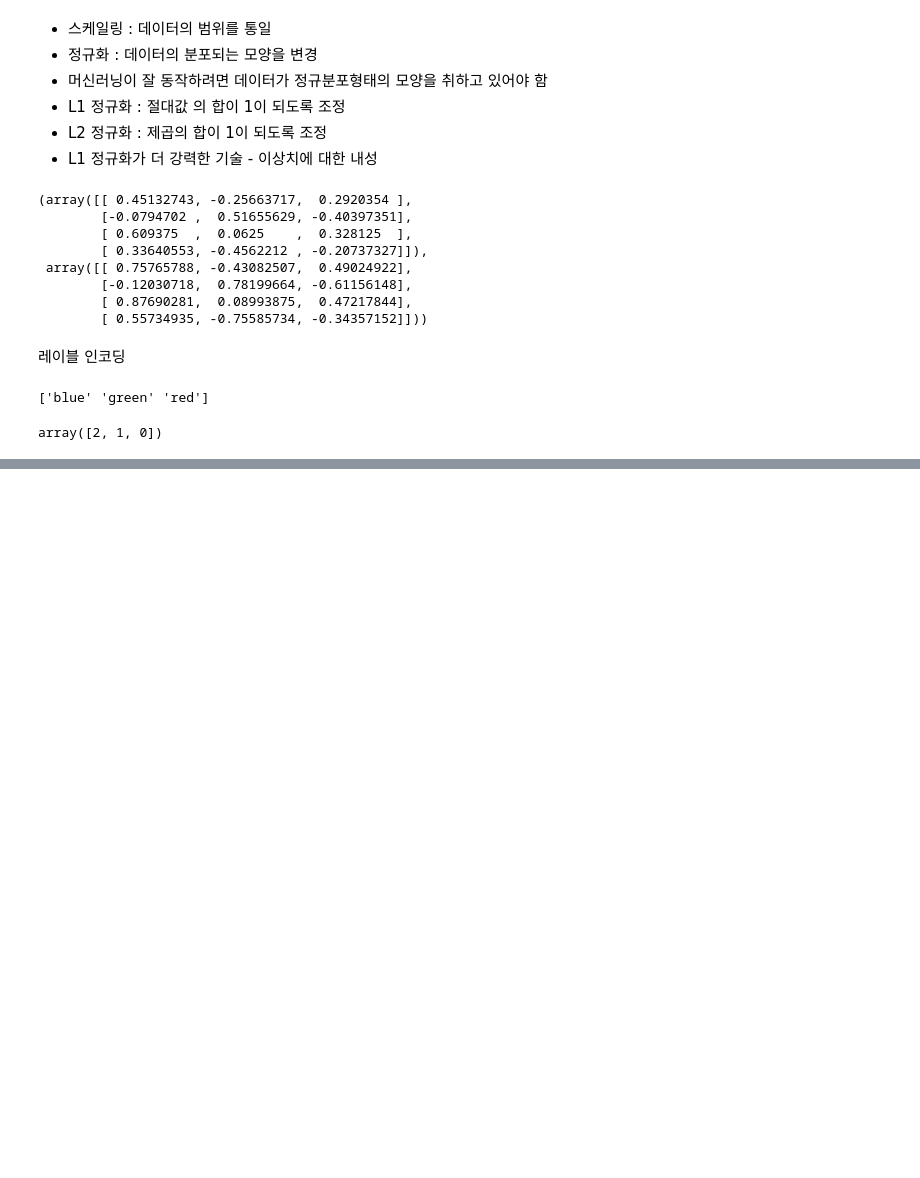
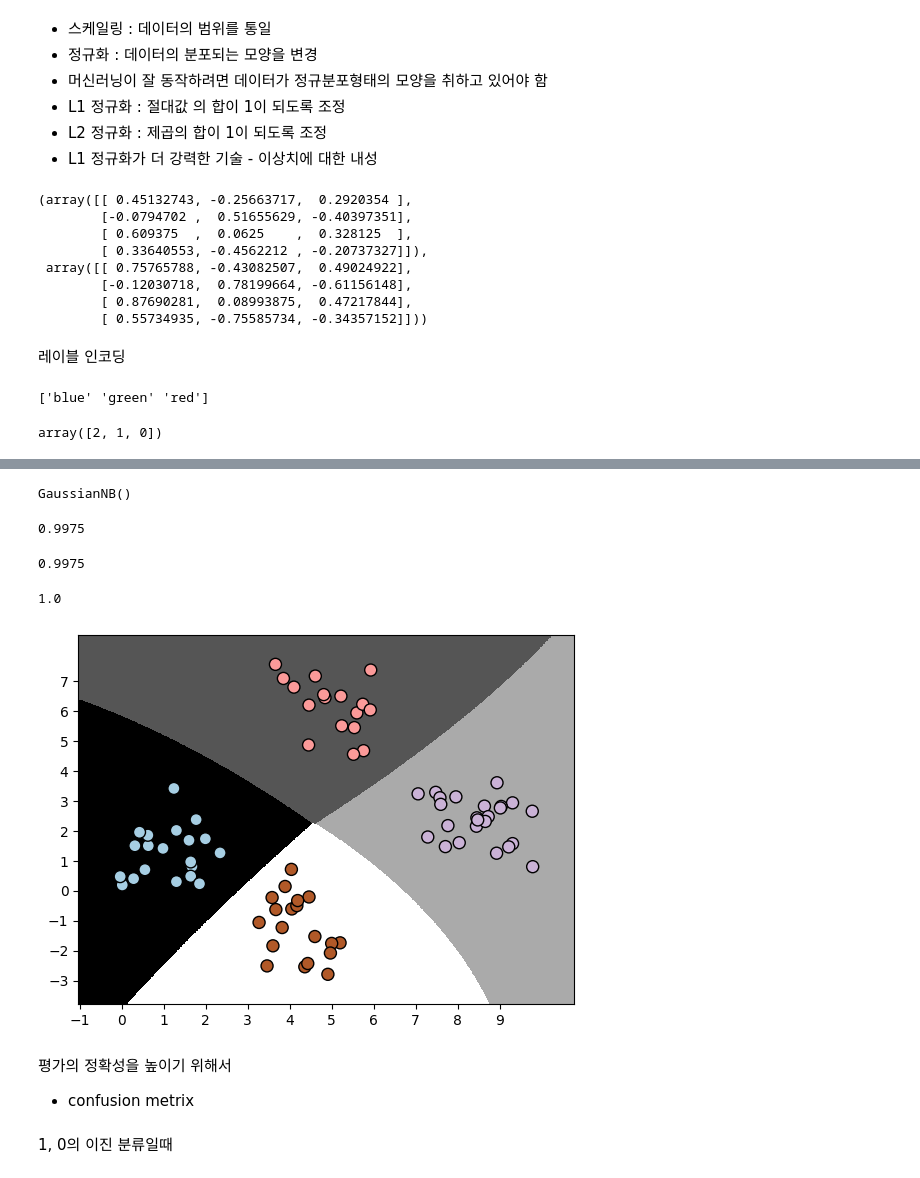
Before and after one commit to leekyuyoung202306/PYTHON, a Jupyter notebook: 13주차/[13주차]머신러닝01_특성선택_특성공학_지도학습_분류.ipynb, the cells around one changed output, grey strips where cells are left out. Drawn from its saved outputs; the diff is of its cells as text; code cells hidden in the pictures; blank space fills up the shorter version.

```diff
--- a/13주차/[13주차]머신러닝01_특성선택_특성공학_지도학습_분류.ipynb
+++ b/13주차/[13주차]머신러닝01_특성선택_특성공학_지도학습_분류.ipynb
@@ -341,0 +393,4 @@ array([2, 1, 0])
+# %%
+data = np.loadtxt(input_file,delimiter=',')
+# %%
+X,y = data[:,:-1], data[:,-1]
@@ -341,0 +401,6 @@ array([2, 1, 0])
+# %%
+# 분류기
+classifier = GaussianNB()
+classifier.fit(X,y)
+# %% [output]
+GaussianNB()
@@ -341,0 +410,28 @@ array([2, 1, 0])
+# %%
+# 분류기의 정화도
+from sklearn.metrics import accuracy_score
+accuracy_score(y, y_pred)
+# %% [output]
+0.9975
+# %%
+(y == y_pred).sum()/X.shape[0]
+# %% [output]
+0.9975
+# %%
+x_train,x_test,y_train,y_test = train_test_split(X,y,test_size=0.2,random_state=3)
+classifier_new = GaussianNB()
+classifier_new.fit(x_train,y_train)
+y_pred = classifier_new.predict(x_test)
+accuracy_score(y_test,y_pred)
+# %% [output]
+1.0
+# %%
+# 성능 시각화
+visualize_classifier(classifier_new,x_test,y_test)
+# %% [output]
+[figure, added]
+# %% [markdown]
+평가의 정확성을 높이기 위해서
+  - confusion metrix
+# %% [markdown]
+1, 0의 이진 분류일때
```
Also changed, not shown: parts of 15 cells of this notebook.
